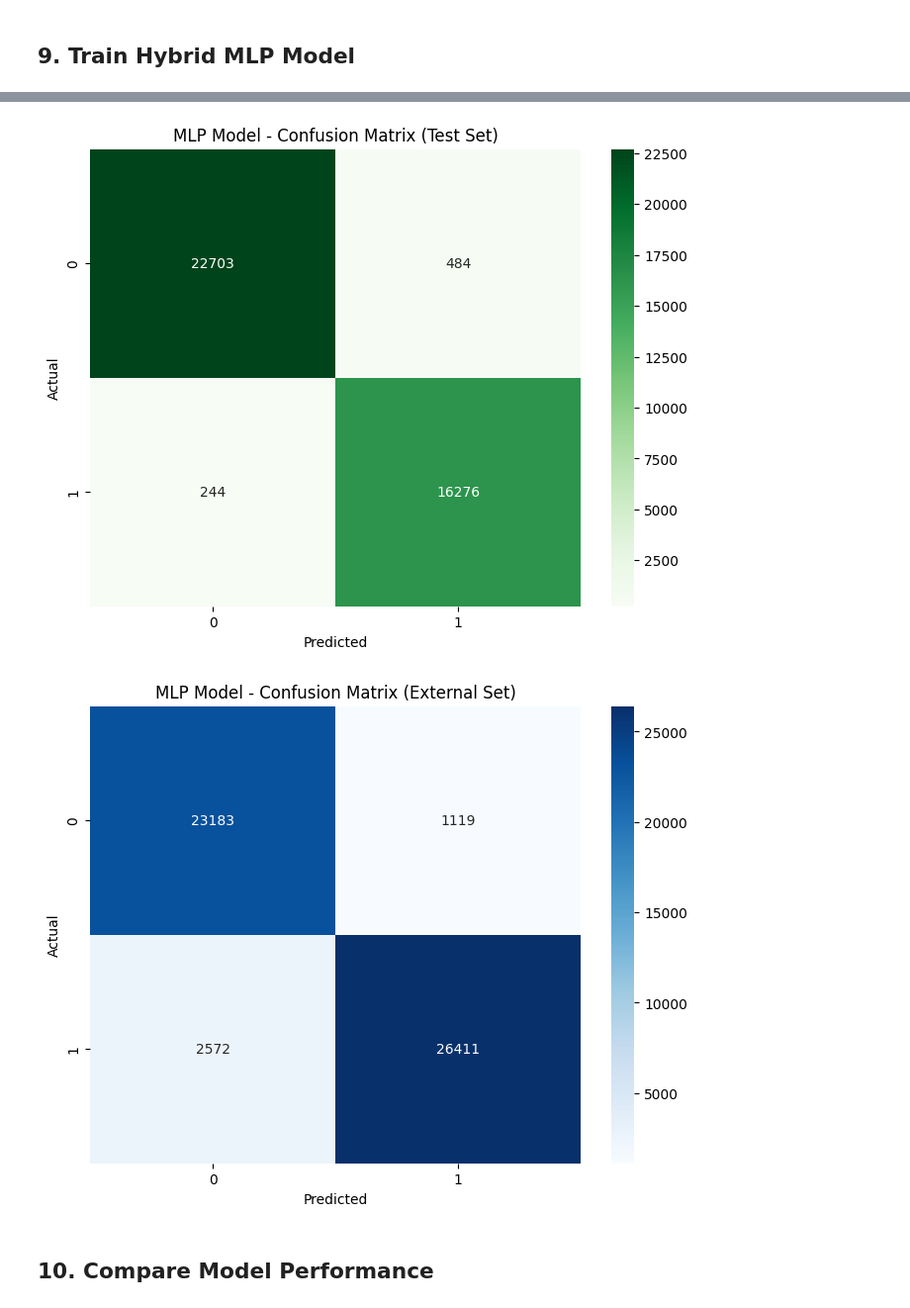
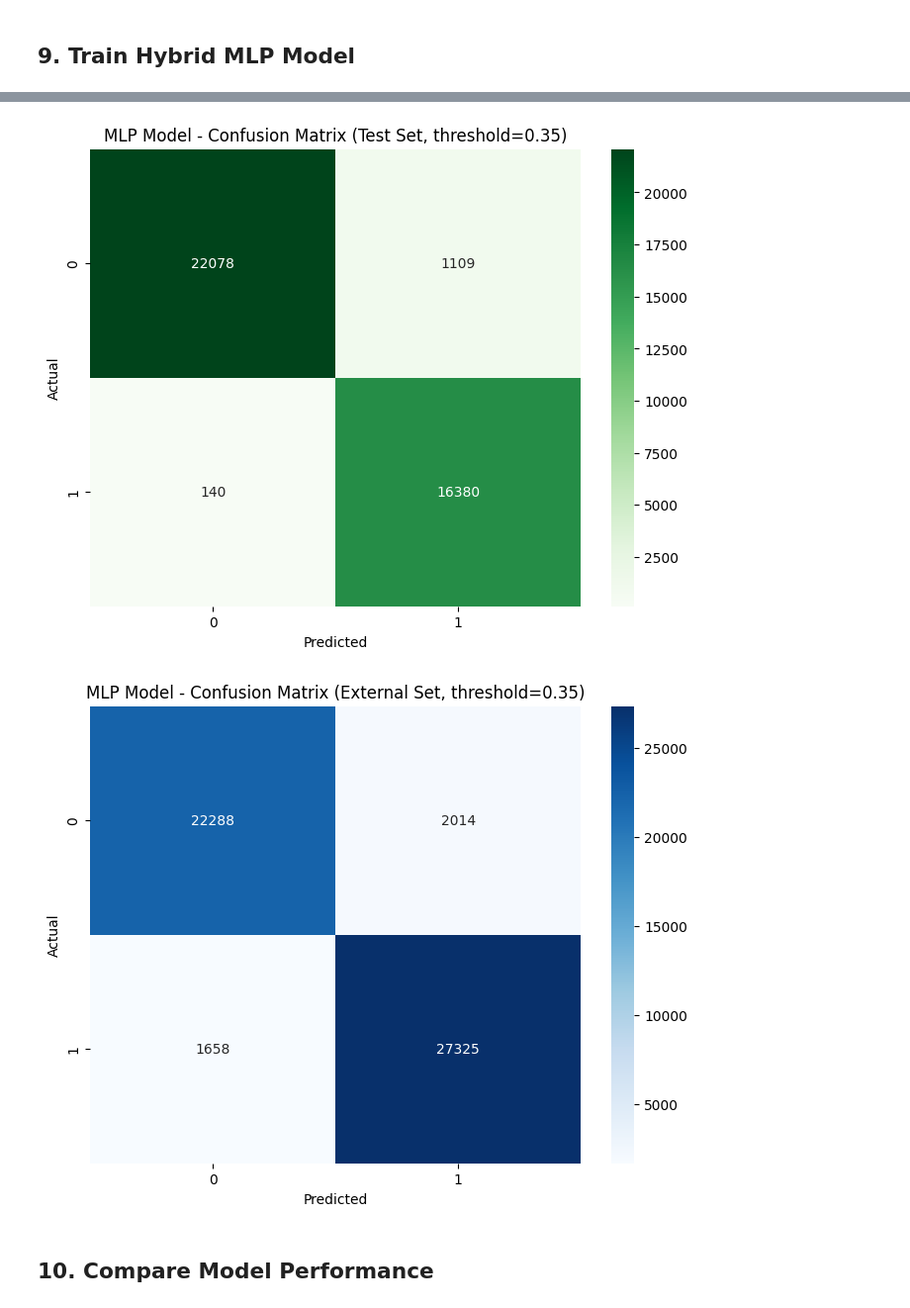
Before and after one commit to Latandu/PhishStop, a Jupyter notebook: app/models/train_models_with_wandb.ipynb, the cells around one changed output, grey strips where cells are left out. Shown at 99% size. Saved outputs shown, nothing was run; the diff lists cells and outputs as text; code cells hidden in the pictures.

```diff
--- a/app/models/train_models_with_wandb.ipynb
+++ b/app/models/train_models_with_wandb.ipynb
@@ -57,6 +56,9 @@ config = {
     "external_split": 0.2,
     "data_source": "emails_v4.parquet",
 
+    "phishing_threshold": 0.35,
+    "class_weight_ratio": 3.0,
+
     "numeric_features": [
         "sender_domain_entropy", "has_attachment",
         "spf_flag_missing", "dkim_flag_missing",
@@ -66,7 +68,6 @@ config = {
     ],
     "embedding_model": "all-MiniLM-L6-v2",
     "embedding_dim": 384,
-    "svd_components": 100,
 
     "tfidf_max_features": 5000,
     "tfidf_ngram_range": (1, 2),
@@ -96,8 +97,10 @@ run = wandb.init(
     project="phishstop-detection",
     name=f"multi-model-training-{datetime.now().strftime('%Y%m%d-%H%M%S')}",
     config=config,
-    tags=["tfidf", "xgboost", "mlp", "hybrid", "comparison"]
+    tags=["tfidf", "xgboost", "mlp", "hybrid", "comparison", "aggressive-phishing"]
 )
 
 print(f"Run URL: {run.url}")
+print(f"   - Decision Threshold: {config['phishing_threshold']} (lower = more aggressive)")
+print(f"   - Class Weight Ratio: {config['class_weight_ratio']}x penalty for False Negatives")
 # %% [output]
@@ -676,7 +681,11 @@ optimizer = torch.optim.Adam(
     lr=config["mlp_lr"],
     weight_decay=config["mlp_weight_decay"]
 )
-criterion = nn.BCEWithLogitsLoss()
+
+# AGGRESSIVE: Use weighted loss to heavily penalize False Negatives (missing phishing)
+pos_weight = torch.tensor([config['class_weight_ratio']], device=device)
+criterion = nn.BCEWithLogitsLoss(pos_weight=pos_weight)
+print(f"\n⚠️  Using weighted BCE loss with pos_weight={config['class_weight_ratio']} (penalizes False Negatives)")
 
 # Training loop
 best_val_loss = float('inf')
@@ -774,5 +783,9 @@ Early stopping triggered at epoch 30
 <All keys matched successfully>
 # %%
+# AGGRESSIVE: Use lower threshold for phishing classification
+phishing_threshold = config['phishing_threshold']
+print(f"\n Using phishing threshold: {phishing_threshold} (default is 0.5)")
+
 # Evaluate MLP on test set
 mlp_model.eval()
 test_preds = []
@@ -796,7 +809,7 @@ with torch.no_grad():
 
 test_probs = np.array(test_probs)
 test_labels = np.array(test_labels)
-test_preds = (test_probs > 0.5).astype(int)
+test_preds = (test_probs >= phishing_threshold).astype(int)  # AGGRESSIVE threshold
 
 mlp_test_metrics = {
     'accuracy': accuracy_score(test_labels, test_preds),
@@ -806,7 +819,7 @@ mlp_test_metrics = {
     'roc_auc': roc_auc_score(test_labels, test_probs)
 }
 
-print(f"\nMLP Test Set Metrics:")
+print(f"\nMLP Test Set Metrics (threshold={phishing_threshold}):")
 for metric, value in mlp_test_metrics.items():
     print(f"  {metric}: {value:.4f}")
 
@@ -839,7 +852,7 @@ with torch.no_grad():
 
 ext_probs = np.array(ext_probs)
 ext_labels = np.array(ext_labels)
-ext_preds = (ext_probs > 0.5).astype(int)
+ext_preds = (ext_probs >= phishing_threshold).astype(int)  # AGGRESSIVE threshold
 
 mlp_external_metrics = {
     'accuracy': accuracy_score(ext_labels, ext_preds),
@@ -849,12 +862,14 @@ mlp_external_metrics = {
     'roc_auc': roc_auc_score(ext_labels, ext_probs)
 }
 
-print(f"\nMLP External Set Metrics:")
+print(f"\nMLP External Set Metrics (threshold={phishing_threshold}):")
 for metric, value in mlp_external_metrics.items():
     print(f"  {metric}: {value:.4f}")
 
 # Log to WandB
 wandb.log({
+    "mlp/phishing_threshold": phishing_threshold,
+    "mlp/pos_weight": config['class_weight_ratio'],
     "mlp/test_accuracy": mlp_test_metrics['accuracy'],
     "mlp/test_precision": mlp_test_metrics['precision'],
     "mlp/test_recall": mlp_test_metrics['recall'],
@@ -873,7 +888,7 @@ fig, ax = plt.subplots(figsize=(8, 6))
 sns.heatmap(cm, annot=True, fmt='d', cmap='Greens', ax=ax)
 ax.set_xlabel('Predicted')
 ax.set_ylabel('Actual')
-ax.set_title('MLP Model - Confusion Matrix (Test Set)')
+ax.set_title(f'MLP Model - Confusion Matrix (Test Set, threshold={phishing_threshold})')
 wandb.log({"mlp/confusion_matrix": wandb.Image(fig)})
 plt.show()
 
@@ -882,7 +897,7 @@ fig, ax = plt.subplots(figsize=(8, 6))
 sns.heatmap(cm, annot=True, fmt='d', cmap='Blues', ax=ax)
 ax.set_xlabel('Predicted')
 ax.set_ylabel('Actual')
-ax.set_title('MLP Model - Confusion Matrix (External Set)')
+ax.set_title(f'MLP Model - Confusion Matrix (External Set, threshold={phishing_threshold})')
 wandb.log({"mlp/confusion_matrix": wandb.Image(fig)})
 plt.show()
 plt.close()
@@ -903,5 +920,5 @@ MLP External Set Metrics:
-[figure, old version]
+[figure, new version]
-[figure, old version]
+[figure, new version]
 # %% [markdown]
 ## 10. Compare Model Performance
 # %%
```
Also changed, not shown: parts of 11 cells of this notebook, 6 other files.
